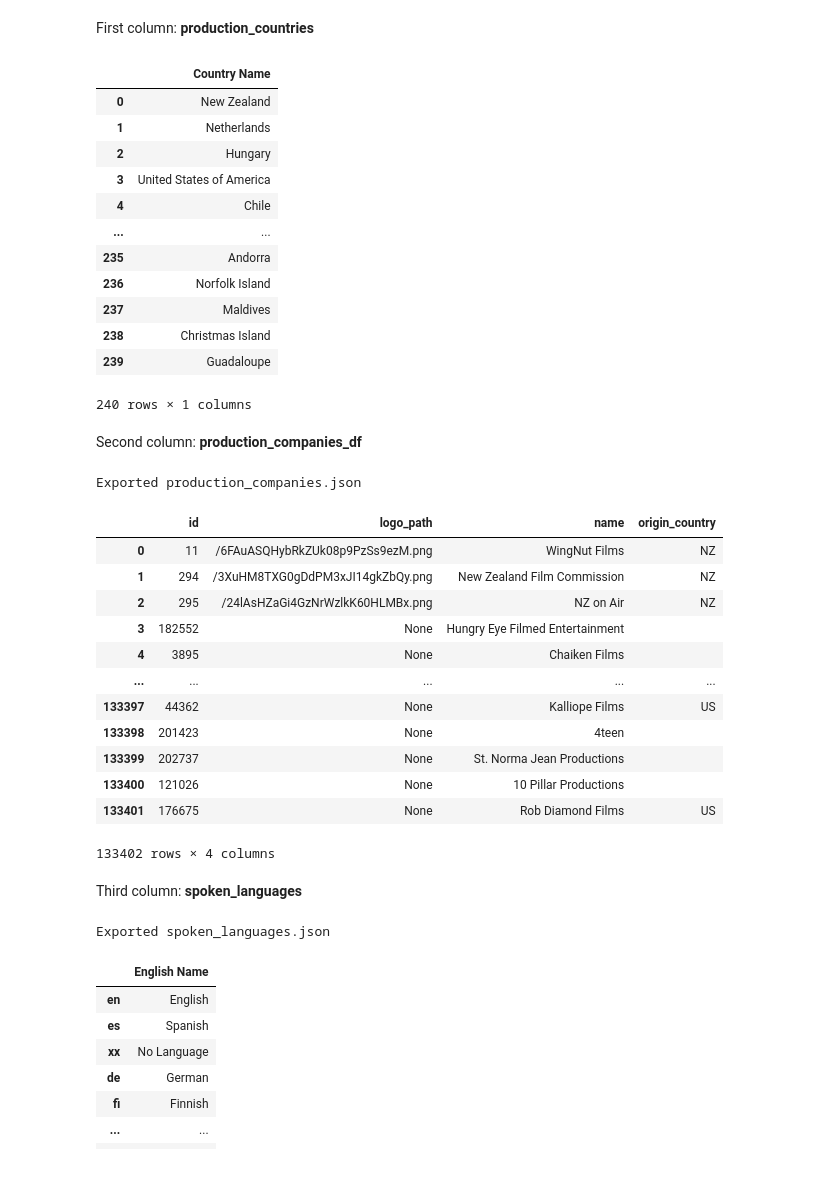
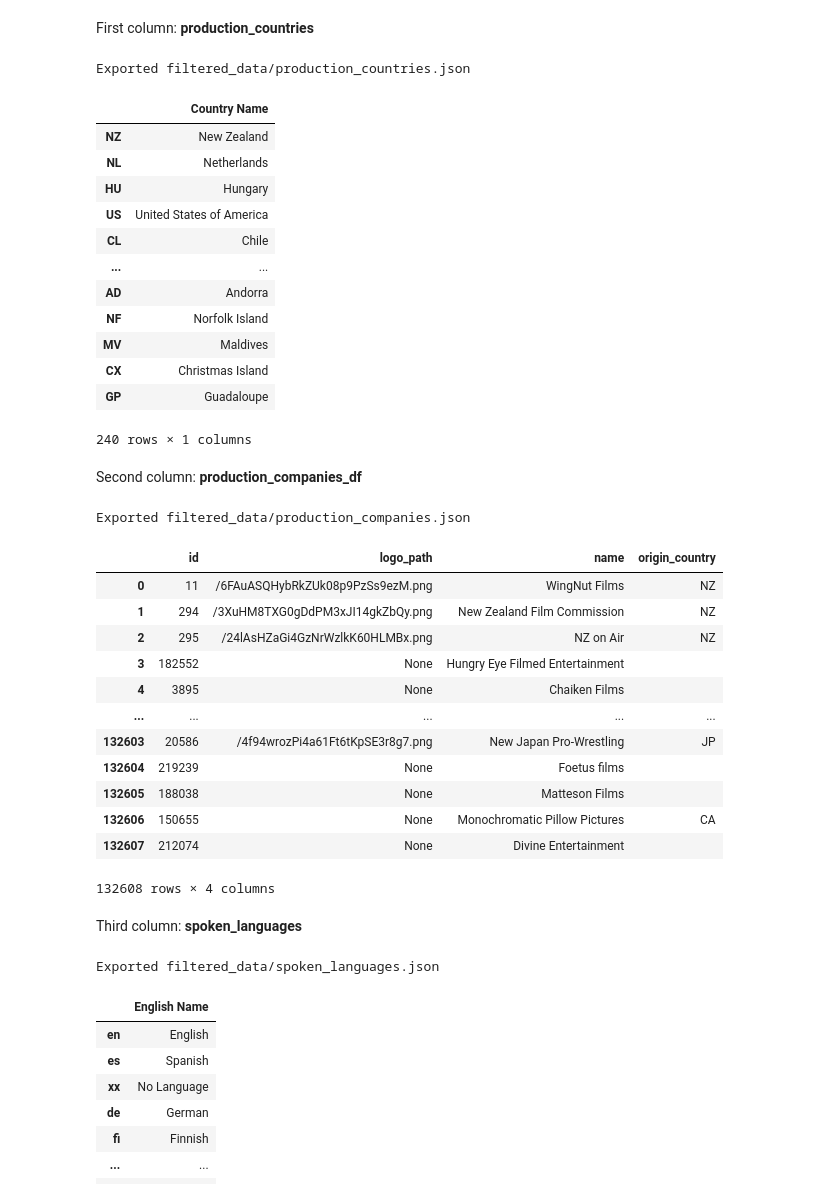
Before and after one commit to Simo067m/ComSocSci-Assignments, a Jupyter notebook: project/data_retrieval.ipynb, the cells around one changed output. Saved outputs shown, nothing was run; the diff lists cells and outputs as text; code cells hidden in the pictures.

Commit message:
updated crew and cast dataframes

```diff
--- a/project/data_retrieval.ipynb
+++ b/project/data_retrieval.ipynb
@@ -82,9 +82,9 @@ def fetch_movies_for_range(start_year, end_year, language):
 if fetch_information:
     df_movies = fetch_movies_for_range(2000, 2024, 'en')
     if save_information:
-        df_movies.to_json('movies_2000_to_2024.json', orient='records', lines=True)
-        print(f"DataFrame with movies has been saved to movies_2000_to_2024.json.")
+        df_movies.to_json('intermediate_data/movies_2000_to_2024.json', orient='records', lines=True)
+        print(f"DataFrame with movies has been saved to intermediate_data/movies_2000_to_2024.json.")
 else:
-    df_movies = pd.read_json('movies_2000_to_2024.json', orient='records', lines=True)
-    print(f"DataFrame with movies has been retrieved from saved file: movies_2000_to_2024.json.")
+    df_movies = pd.read_json('intermediate_data/movies_2000_to_2024.json', orient='records', lines=True)
+    print(f"DataFrame with movies has been retrieved from saved file: intermediate_data/movies_2000_to_2024.json.")
 # %% [output]
@@ -152,8 +150,8 @@ df_movies.drop(['backdrop_path', 'poster_path'], axis=1, inplace=True)
 # %% [markdown]
 Next we can remove all the data that has an **empty id** which is crucial for us to retrieve the cast from later.
 # %%
-empty_id_df = df_movies[df_movies['id'].apply(lambda x: x is None)]
-df_movies = df_movies[df_movies['id'].apply(lambda x: x is not None)]
+empty_id_df = df_movies[df_movies['id'].apply(lambda x: x is None)].copy()
+df_movies = df_movies[df_movies['id'].apply(lambda x: x is not None)].copy()
 # %% [markdown]
 How does this data look like that we are now taking out of the dataset? Is there something interesting that can be observed?
 # %%
@@ -413,9 +409,9 @@ if (fetch_information):
 
     detailed_movie_data_df = pd.DataFrame(movie_data)
     if save_information:
-        detailed_movie_data_df.to_json('detailed_movie_data.json', orient='records', lines=True)
-        print("Detailed movie data saved to detailed_movie_data.json")
+        detailed_movie_data_df.to_json('intermediate_data/detailed_movie_data.json', orient='records', lines=True)
+        print("Detailed movie data saved to intermediate_data/detailed_movie_data.json")
 else:
-    detailed_movie_data_df = pd.read_json('detailed_movie_data.json', orient='records', lines=True)
-    print(f"DataFrame with detailed movies data has been retrieved from saved file: detailed_movie_data.json.")
+    detailed_movie_data_df = pd.read_json('intermediate_data/detailed_movie_data.json', orient='records', lines=True)
+    print(f"DataFrame with detailed movies data has been retrieved from saved file: intermediate_data/detailed_movie_data.json.")
 # %% [output]
@@ -604,26 +596,28 @@ def handle_production_country_dict():
 df_countries = handle_production_country_dict()
 
 if save_information:
-    print('Exported production_countries.json')
-    df_countries.to_json('production_countries.json', orient='records', lines=True)
+    print('Exported filtered_data/production_countries.json')
+    df_countries.to_json('filtered_data/production_countries.json', orient='records', lines=True)
 
 else:
-    df_countries = pd.read_json('production_countries.json', orient='records', lines=True)
+    df_countries = pd.read_json('filtered_data/production_countries.json', orient='records', lines=True)
+# %% [output]
+Exported filtered_data/production_countries.json
 # %%
 df_countries
 # %% [output]
 |  | Country Name |
-| 0 | New Zealand |
-| 1 | Netherlands |
-| 2 | Hungary |
-| 3 | United States of America |
-| 4 | Chile |
+| NZ | New Zealand |
+| NL | Netherlands |
+| HU | Hungary |
+| US | United States of America |
+| CL | Chile |
 | ... | ... |
-| 235 | Andorra |
-| 236 | Norfolk Island |
-| 237 | Maldives |
-| 238 | Christmas Island |
-| 239 | Guadaloupe |
+| AD | Andorra |
+| NF | Norfolk Island |
+| MV | Maldives |
+| CX | Christmas Island |
+| GP | Guadaloupe |
 240 rows × 1 columns
 # %%
 # STEP 2
@@ -637,27 +631,27 @@ Second column: **production_companies_df**
 # %%
 production_companies_df = pd.concat([json_normalize(x) for x in large_movie_df['production_companies']], ignore_index=True)
 production_companies_df.drop_duplicates('id')
 
 if save_information:
-    df_countries.to_json('production_companies.json', orient='records', lines=True)
-    print('Exported production_companies.json')
+    df_countries.to_json('filtered_data/production_companies.json', orient='records', lines=True)
+    print('Exported filtered_data/production_companies.json')
 
 production_companies_df
 # %% [output]
-Exported production_companies.json
+Exported filtered_data/production_companies.json
 |  | id | logo_path | name | origin_country |
 | 0 | 11 | /6FAuASQHybRkZUk08p9PzSs9ezM.png | WingNut Films | NZ |
 | 1 | 294 | /3XuHM8TXG0gDdPM3xJI14gkZbQy.png | New Zealand Film Commission | NZ |
 | 2 | 295 | /24lAsHZaGi4GzNrWzlkK60HLMBx.png | NZ on Air | NZ |
 | 3 | 182552 | None | Hungry Eye Filmed Entertainment |  |
 | 4 | 3895 | None | Chaiken Films |  |
 | ... | ... | ... | ... | ... |
-| 133397 | 44362 | None | Kalliope Films | US |
-| 133398 | 201423 | None | 4teen |  |
-| 133399 | 202737 | None | St. Norma Jean Productions |  |
-| 133400 | 121026 | None | 10 Pillar Productions |  |
-| 133401 | 176675 | None | Rob Diamond Films | US |
+| 132603 | 20586 | /4f94wrozPi4a61Ft6tKpSE3r8g7.png | New Japan Pro-Wrestling | JP |
+| 132604 | 219239 | None | Foetus films |  |
+| 132605 | 188038 | None | Matteson Films |  |
+| 132606 | 150655 | None | Monochromatic Pillow Pictures | CA |
+| 132607 | 212074 | None | Divine Entertainment |  |
-133402 rows × 4 columns
+132608 rows × 4 columns
 # %%
 # STEP 2
 # Function to extract iso_639_1 codes
@@ -684,10 +678,10 @@ def handle_spoken_languages_dict():
 df_languages = handle_spoken_languages_dict()
 
 if save_information:
-    print('Exported spoken_languages.json')
-    df_languages.to_json('spoken_languages.json', orient='records', lines=True)
+    print('Exported filtered_data/spoken_languages.json')
+    df_languages.to_json('filtered_data/spoken_languages.json', orient='records', lines=True)
 # %% [output]
-Exported spoken_languages.json
+Exported filtered_data/spoken_languages.json
 # %%
 df_languages
 # %% [output]
```
Also changed, not shown: parts of 32 cells of this notebook, 1 other file.
